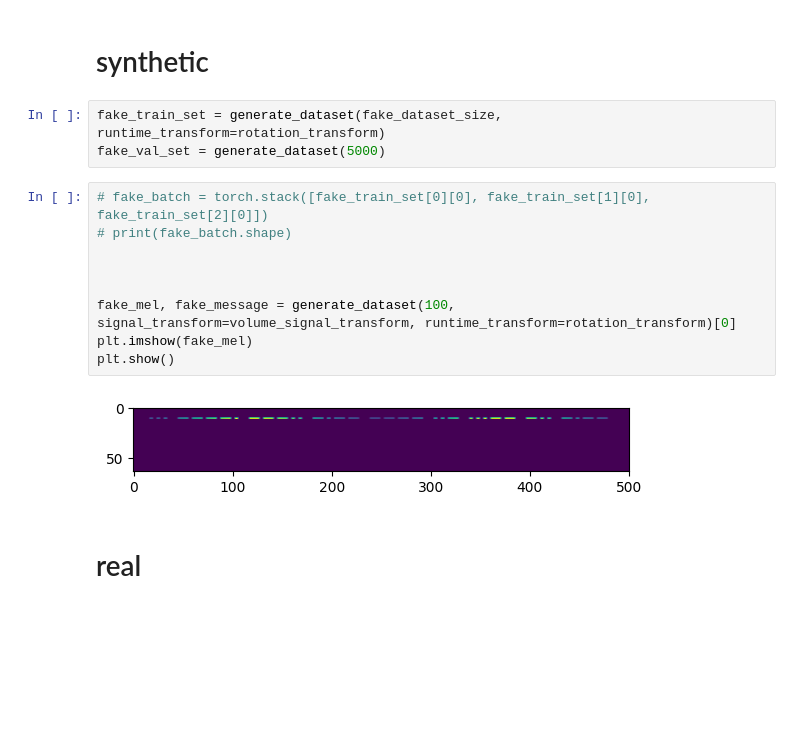
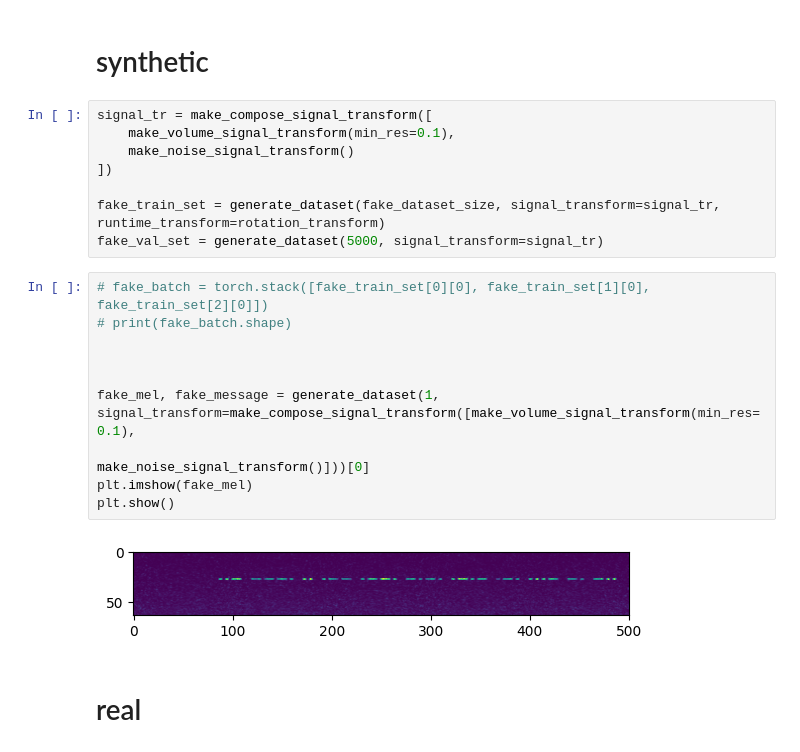
Before and after one commit to SwedishSquid/KC25_morse, a Jupyter notebook: src/fresh_start.ipynb, the cells around one changed output. Saved outputs shown, nothing was run; the diff lists cells and outputs as text; blank space fills up the shorter version.

Commit message:
add noise aug

```diff
--- a/src/fresh_start.ipynb
+++ b/src/fresh_start.ipynb
@@ -45,19 +45,25 @@ full_train_df.head()
 # %% [markdown]
 # synthetic
 # %%
-fake_train_set = generate_dataset(fake_dataset_size, runtime_transform=rotation_transform)
-fake_val_set = generate_dataset(5000)
+signal_tr = make_compose_signal_transform([
+    make_volume_signal_transform(min_res=0.1),
+    make_noise_signal_transform()
+])
+
+fake_train_set = generate_dataset(fake_dataset_size, signal_transform=signal_tr, runtime_transform=rotation_transform)
+fake_val_set = generate_dataset(5000, signal_transform=signal_tr)
 # %%
 # fake_batch = torch.stack([fake_train_set[0][0], fake_train_set[1][0], fake_train_set[2][0]])
 # print(fake_batch.shape)
 
 
 
-fake_mel, fake_message = generate_dataset(100, signal_transform=volume_signal_transform, runtime_transform=rotation_transform)[0]
+fake_mel, fake_message = generate_dataset(1, signal_transform=make_compose_signal_transform([make_volume_signal_transform(min_res=0.1),
+                                                                                           make_noise_signal_transform()]))[0]
 plt.imshow(fake_mel)
 plt.show()
 # %% [output]
-[figure, old version]
+[figure, new version]
 # %% [markdown]
 # real
 # %%
```
Also changed, not shown: parts of 1 cell of this notebook, 1 other file.
